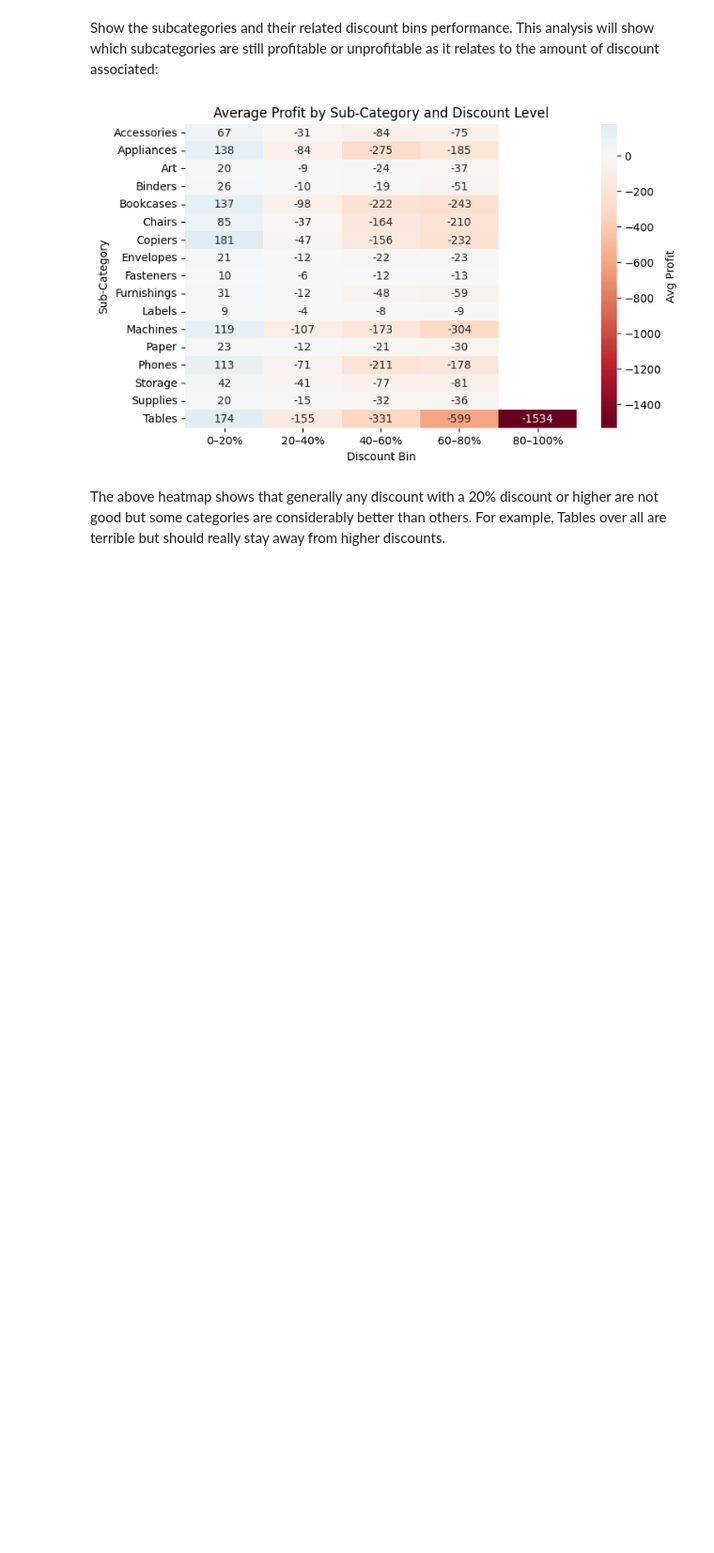
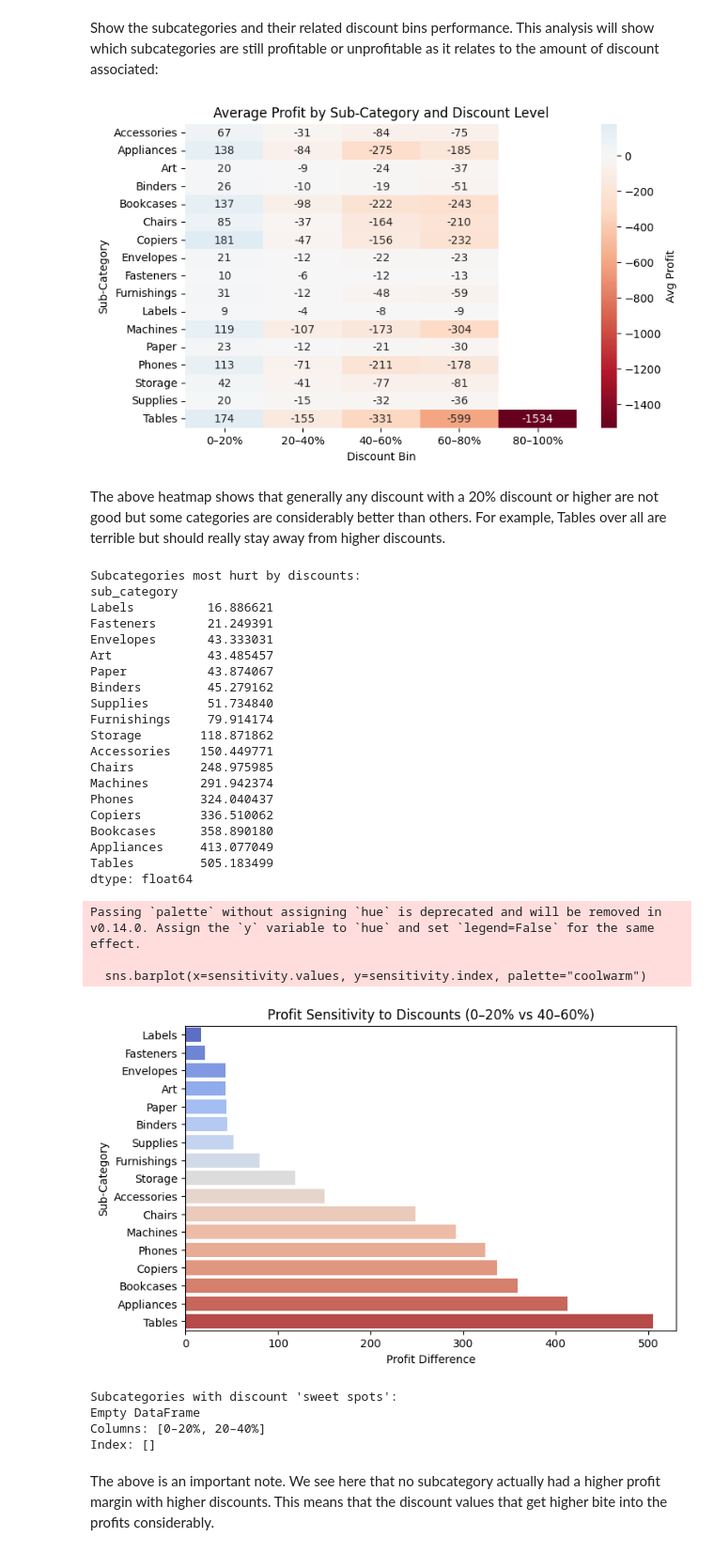
Before and after one commit to Mammirati15/superstore-analysis, a Jupyter notebook: notebooks/01_preprocessing_eda.ipynb, the cells around one changed output. Shown at 94% size. Cells and saved outputs as stored; diff of their text form; code cells hidden in the pictures; blank space fills up the shorter version.

Commit message:
subcategories and discount value

```diff
--- a/notebooks/01_preprocessing_eda.ipynb
+++ b/notebooks/01_preprocessing_eda.ipynb
@@ -403,3 +403,58 @@ plt.show()
 [figure]
 # %% [markdown]
 The above heatmap shows that generally any discount with a 20% discount or higher are not good but some categories are considerably better than others.  For example, Tables over all are terrible but should really stay away from higher discounts.
+# %%
+sensitivity = (
+    profit_table['0–20%'] - profit_table['40–60%']
+).sort_values(ascending=True)
+
+print("Subcategories most hurt by discounts:")
+print(sensitivity)
+
+# Plot ranking
+plt.figure(figsize=(8,5))
+sns.barplot(x=sensitivity.values, y=sensitivity.index, palette="coolwarm")
+plt.title("Profit Sensitivity to Discounts (0–20% vs 40–60%)")
+plt.xlabel("Profit Difference")
+plt.ylabel("Sub-Category")
+plt.show()
+# %% [output]
+Subcategories most hurt by discounts:
+sub_category
+Labels          16.886621
+Fasteners       21.249391
+Envelopes       43.333031
+Art             43.485457
+Paper           43.874067
+Binders         45.279162
+Supplies        51.734840
+Furnishings     79.914174
+Storage        118.871862
+Accessories    150.449771
+Chairs         248.975985
+Machines       291.942374
+Phones         324.040437
+Copiers        336.510062
+Bookcases      358.890180
+Appliances     413.077049
+Tables         505.183499
+dtype: float64
+Passing `palette` without assigning `hue` is deprecated and will be removed in v0.14.0. Assign the `y` variable to `hue` and set `legend=False` for the same effect.
+
+  sns.barplot(x=sensitivity.values, y=sensitivity.index, palette="coolwarm")
+[figure, added]
+# %%
+# Find subcategories where some discounts are still beneficial.
+sweet_spots = profit_table[
+    profit_table['20–40%'] > profit_table['0–20%']
+]
+
+print("Subcategories with discount 'sweet spots':")
+print(sweet_spots[['0–20%', '20–40%']])
+# %% [output]
+Subcategories with discount 'sweet spots':
+Empty DataFrame
+Columns: [0–20%, 20–40%]
+Index: []
+# %% [markdown]
+The above is an important note.  We see here that no subcategory actually had a higher profit margin with higher discounts.  This means that the discount values that get higher bite into the profits considerably.
```
